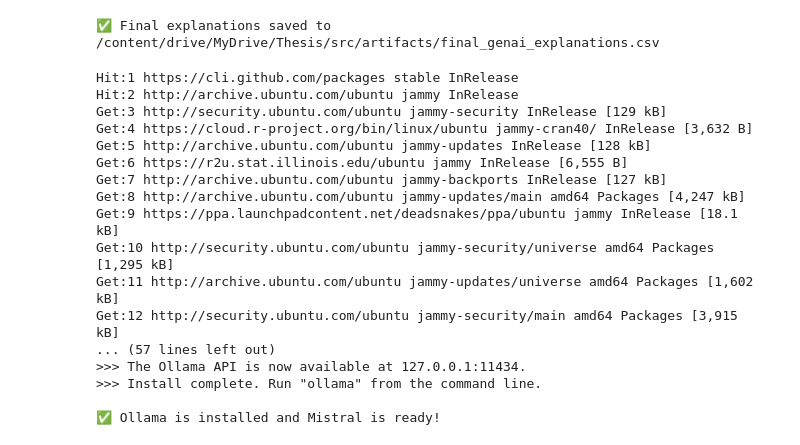
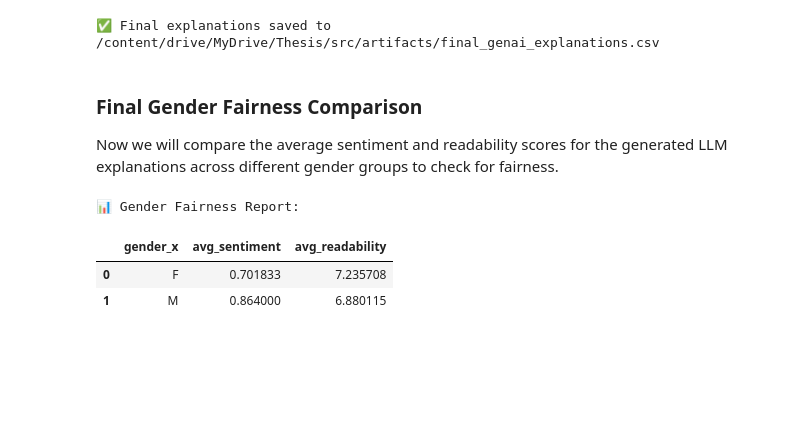
Before and after one commit to hemajuluri/Ethical-and-fairness, a Jupyter notebook: 03_Transition_Layer.ipynb, the cells around one changed output. Cells and saved outputs as stored; diff of their text form; code cells hidden in the pictures; blank space fills up the shorter version.

```diff
--- a/03_Transition_Layer.ipynb
+++ b/03_Transition_Layer.ipynb
@@ -180,47 +223,28 @@ df_results.to_csv(output_path, index=False)
 print(f"✅ Final explanations saved to {output_path}")
 # %% [output]
 ✅ Final explanations saved to /content/drive/MyDrive/Thesis/src/artifacts/final_genai_explanations.csv
-# %%
-# 1. Install system-level dependencies (zstd is required for the installer)
-!apt-get update
-!apt-get install -y zstd
-
-# 2. Install Python libraries
-!pip install ollama textstat vaderSentiment
-
-# 3. Download and Install the Ollama binary
-!curl -fsSL https://ollama.com/install.sh | sh
-
-# 4. Start the Ollama server in the background
-import subprocess
-import time
-import os
-
-# We use nohup to ensure the server keeps running in the background
-process = subprocess.Popen(['ollama', 'serve'], stdout=subprocess.PIPE, stderr=subprocess.PIPE)
-
-# Give the server a moment to initialize
-time.sleep(10)
-
-# 5. Pull the Mistral model (required before you can generate letters)
-!ollama pull mistral
-
-print("✅ Ollama is installed and Mistral is ready!")
-# %% [output]
-Hit:1 https://cli.github.com/packages stable InRelease
-Hit:2 http://archive.ubuntu.com/ubuntu jammy InRelease
-Get:3 http://security.ubuntu.com/ubuntu jammy-security InRelease [129 kB]
-Get:4 https://cloud.r-project.org/bin/linux/ubuntu jammy-cran40/ InRelease [3,632 B]
-Get:5 http://archive.ubuntu.com/ubuntu jammy-updates InRelease [128 kB]
-Get:6 https://r2u.stat.illinois.edu/ubuntu jammy InRelease [6,555 B]
-Get:7 http://archive.ubuntu.com/ubuntu jammy-backports InRelease [127 kB]
-Get:8 http://archive.ubuntu.com/ubuntu jammy-updates/main amd64 Packages [4,247 kB]
-Get:9 https://ppa.launchpadcontent.net/deadsnakes/ppa/ubuntu jammy InRelease [18.1 kB]
-Get:10 http://security.ubuntu.com/ubuntu jammy-security/universe amd64 Packages [1,295 kB]
-Get:11 http://archive.ubuntu.com/ubuntu jammy-updates/universe amd64 Packages [1,602 kB]
-Get:12 http://security.ubuntu.com/ubuntu jammy-security/main amd64 Packages [3,915 kB]
-... (57 lines left out)
->>> The Ollama API is now available at 127.0.0.1:11434.
->>> Install complete. Run "ollama" from the command line.
-
-✅ Ollama is installed and Mistral is ready!
+# %% [markdown]
+### Final Gender Fairness Comparison
+
+Now we will compare the average sentiment and readability scores for the generated LLM explanations across different gender groups to check for fairness.
+# %%
+# 1. Merge gender back using applicant_id (The "Baton Pass" Join)
+df_fairness = pd.merge(df_results, df[['applicant_id', 'gender']], on='applicant_id', how='left')
+
+# 2. Check for missing values (In case some IDs didn't match)
+if df_fairness['gender_x'].isnull().any():
+    print("⚠️ Warning: Some applicants are missing gender data.")
+
+# 3. Final Phase 6 Audit Report
+gender_fairness_report = df_fairness.groupby('gender_x').agg(
+    avg_sentiment=('sentiment_score', 'mean'),
+    avg_readability=('readability_grade', 'mean')
+).reset_index()
+
+print("📊 Gender Fairness Report:")
+display(gender_fairness_report)
+# %% [output]
+📊 Gender Fairness Report:
+|  | gender_x | avg_sentiment | avg_readability |
+| 0 | F | 0.701833 | 7.235708 |
+| 1 | M | 0.864000 | 6.880115 |
```
Also changed, not shown: parts of 13 cells of this notebook.
